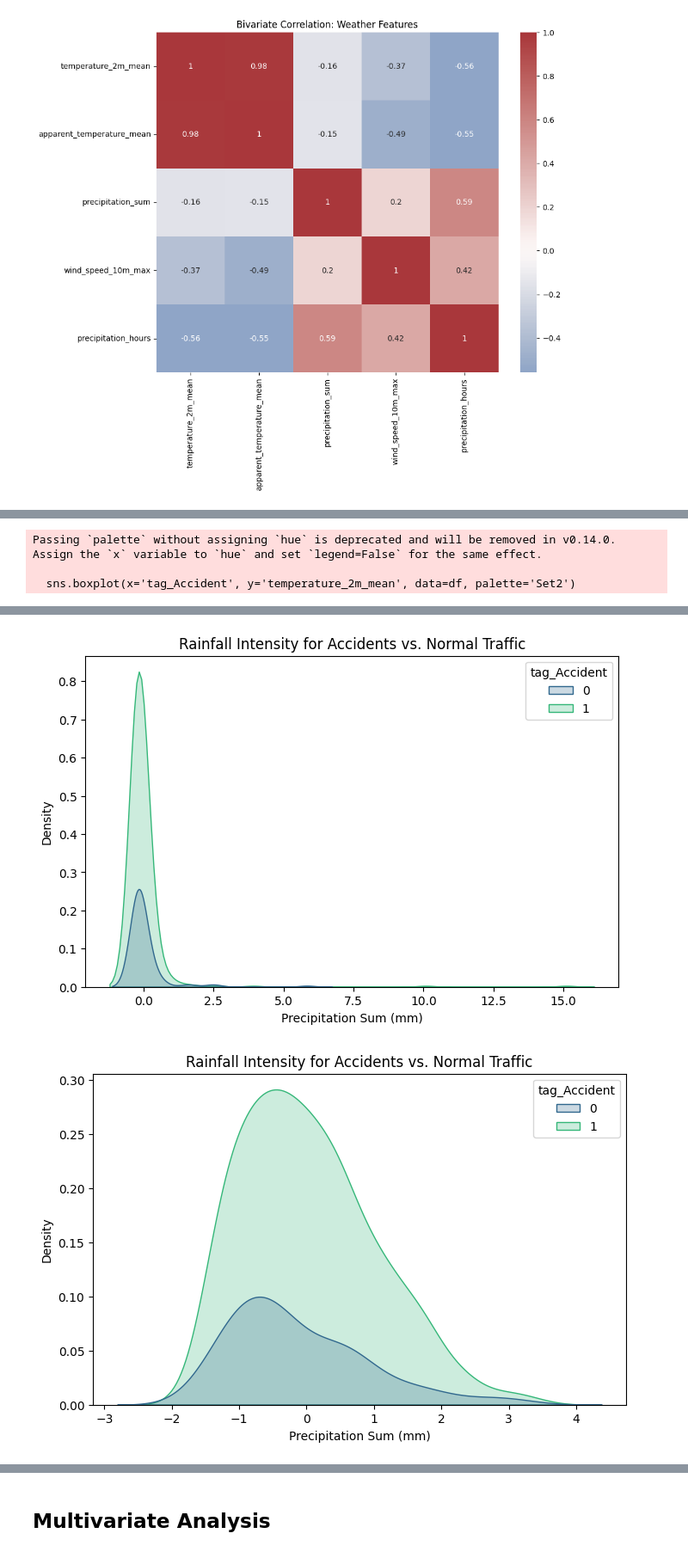
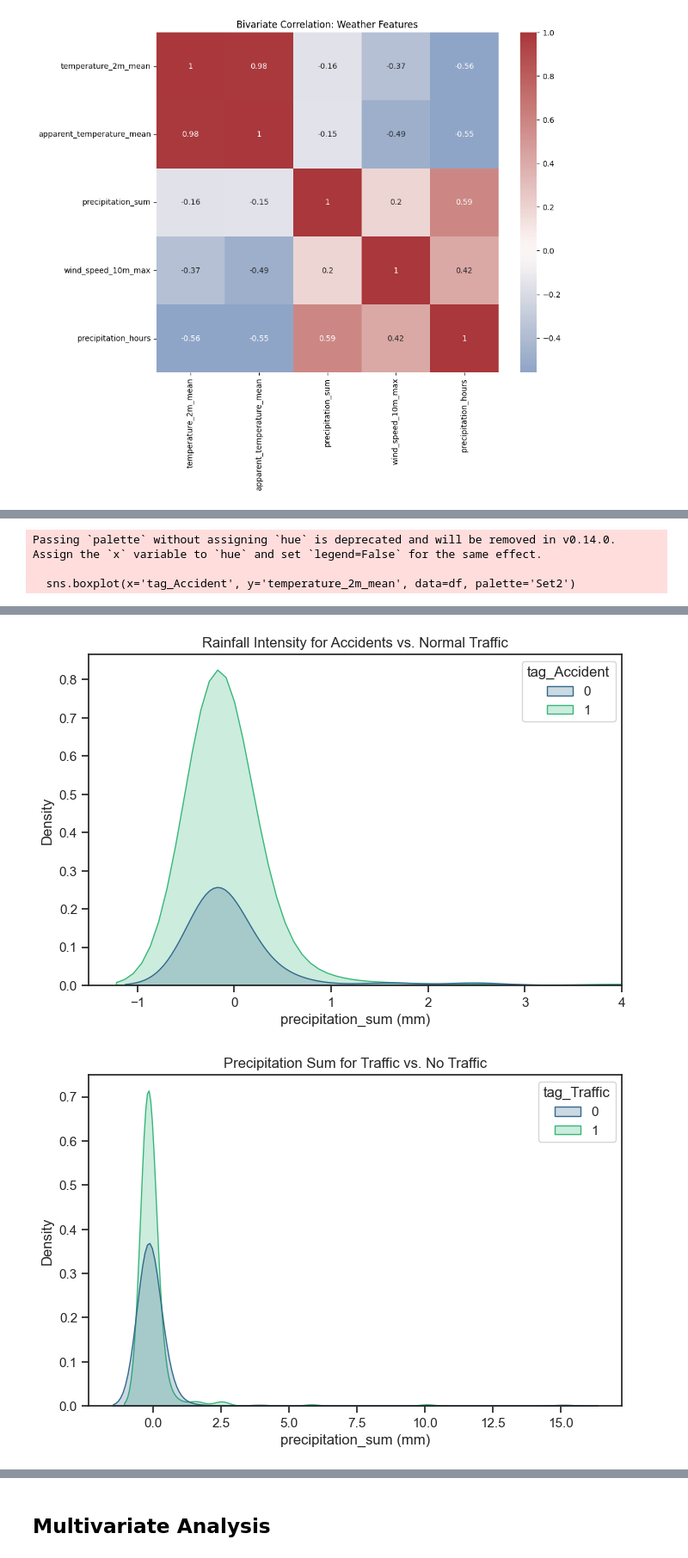
Before and after one commit to LucaKingu/Applied-Machine-Learning--ICS5110--Assignment, a Jupyter notebook: 2_exploratory_analysis.ipynb, the cells around one changed output, grey strips where cells are left out. Shown at 86% size. Cells and saved outputs as stored; diff of their text form; code cells hidden in the pictures.

```diff
--- a/2_exploratory_analysis.ipynb
+++ b/2_exploratory_analysis.ipynb
@@ -374,14 +386,29 @@ plt.show()
 plt.figure(figsize=(8, 5))
 sns.kdeplot(data=df, x='precipitation_sum', hue='tag_Accident', fill=True, palette='viridis')
 plt.title('Rainfall Intensity for Accidents vs. Normal Traffic')
-plt.xlabel('Precipitation Sum (mm)')
+plt.xlabel('precipitation_sum (mm)')
+plt.xlim(-1.5, 4)  # Sets the X-axis from 0 to 4
 plt.show()
 
-# --- PLOT 3: KDE Plot (Rainfall vs Accident) ---
+# --- PLOT 3: KDE Plot (Rain vs Traffic) ---
+plt.figure(figsize=(8, 5))
+sns.kdeplot(data=df, x='precipitation_sum', hue='tag_Traffic', fill=True, palette='viridis')
+plt.title('Precipitation Sum for Traffic vs. No Traffic')
+plt.xlabel('precipitation_sum (mm)')
+plt.show()
+
+# --- PLOT 4: KDE Plot (Wind vs Accident) ---
 plt.figure(figsize=(8, 5))
 sns.kdeplot(data=df, x='wind_speed_10m_max', hue='tag_Accident', fill=True, palette='viridis')
-plt.title('Rainfall Intensity for Accidents vs. Normal Traffic')
-plt.xlabel('Precipitation Sum (mm)')
+plt.title('Wind speed Max for Accidents vs. No Accident')
+plt.xlabel('wind_speed_10m_max (m/s)')
+plt.show()
+
+# --- PLOT 5: KDE Plot (Wind vs Traffic) ---
+plt.figure(figsize=(8, 5))
+sns.kdeplot(data=df, x='wind_speed_10m_max', hue='tag_Traffic', fill=True, palette='viridis')
+plt.title('Wind speed Max for Traffic vs. No Traffic')
+plt.xlabel('wind_speed_10m_max (m/s)')
 plt.show()
 
 # print(f"T-statistic: {t_stat:.4f}")
@@ -394,2 +421,2 @@ Passing `palette` without assigning `hue` is deprecated and will be removed in v
-[figure, old version]
+[figure, new version]
-[figure, old version]
+[figure, new version]
```
Also changed, not shown: parts of 5 cells of this notebook.
